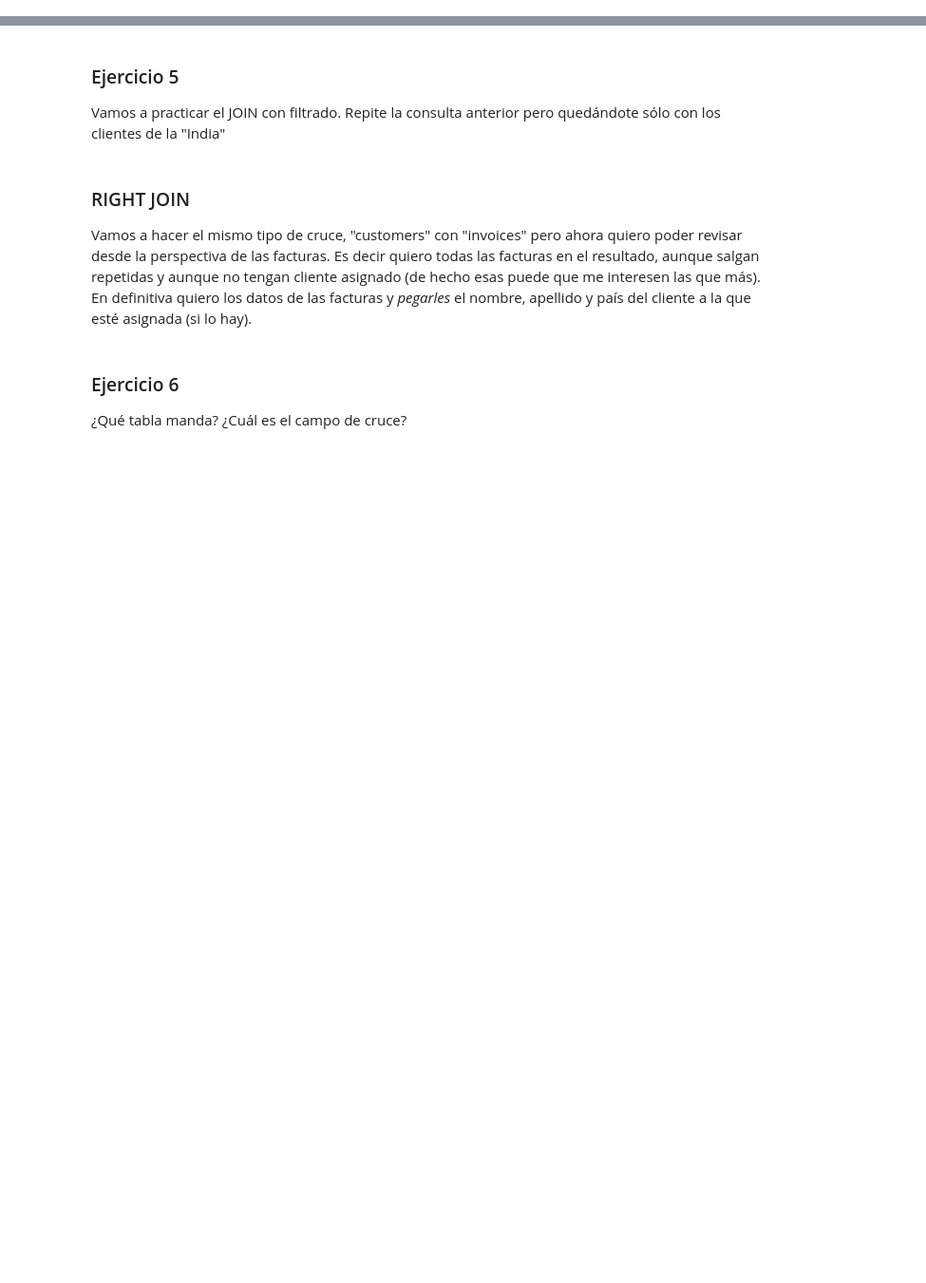
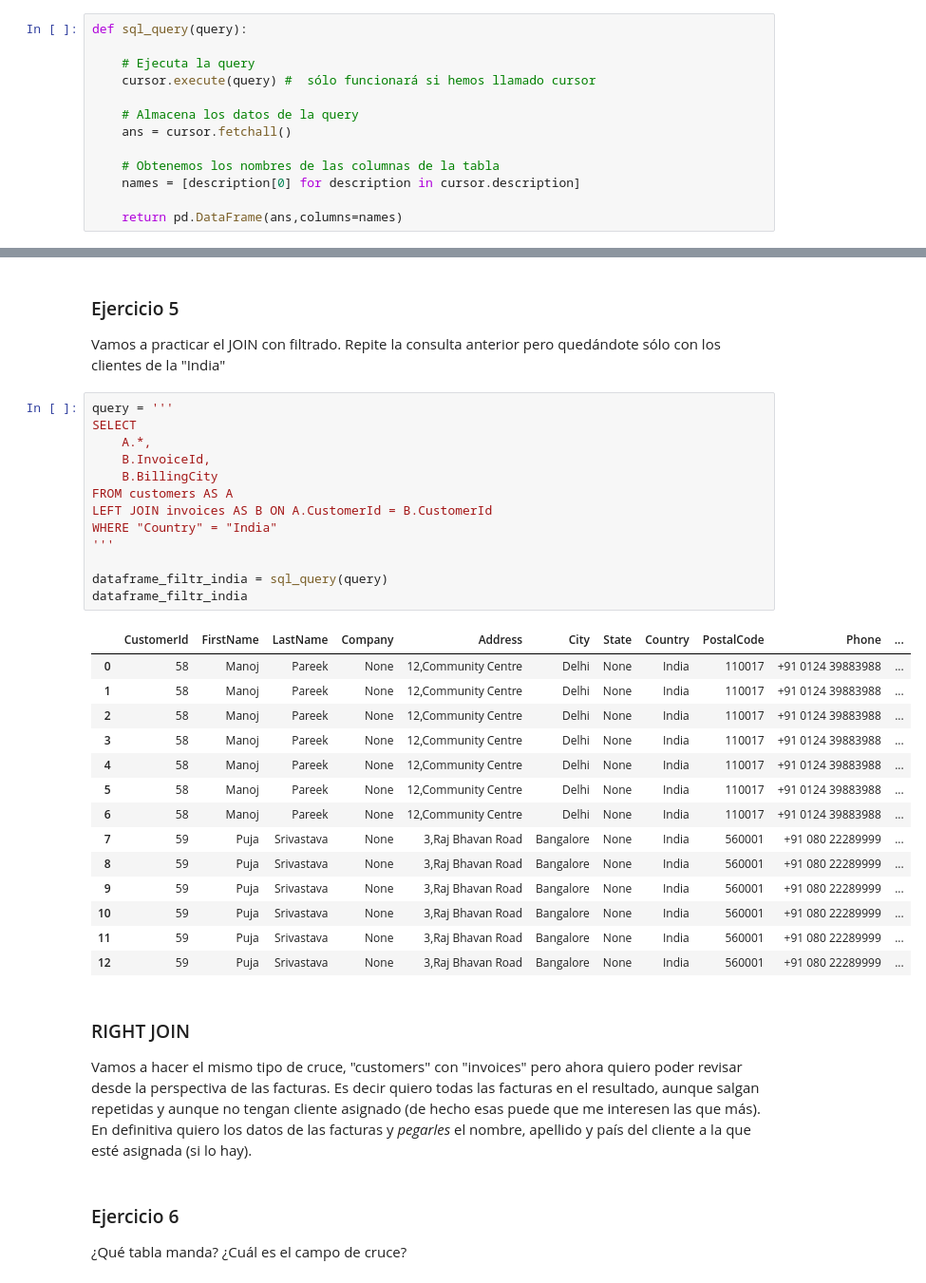
Before and after one commit to CristianZB-dev/MIS_PRACTICAS, a Jupyter notebook: 03_Analisis_de_Datos/Sprint_06/Unidad_01/Ejercicios_Workout/13_Ejercicio_Joins_Merge.ipynb, the cells around one changed output, grey strips where cells are left out. Shown at 95% size. Drawn from its saved outputs; the diff is of its cells as text; blank space fills up the shorter version.

```diff
--- a/03_Analisis_de_Datos/Sprint_06/Unidad_01/Ejercicios_Workout/13_Ejercicio_Joins_Merge.ipynb
+++ b/03_Analisis_de_Datos/Sprint_06/Unidad_01/Ejercicios_Workout/13_Ejercicio_Joins_Merge.ipynb
@@ -46,6 +42,19 @@ tables
  ('films',)]
 # %% [markdown]
 Si quieres, crea una función que te simplifique la ejecución de queries, usa la que has visto en los workouts o bien una que esté basada en pd.read_sql
+# %%
+def sql_query(query):
+
+    # Ejecuta la query
+    cursor.execute(query) #  sólo funcionará si hemos llamado cursor
+
+    # Almacena los datos de la query
+    ans = cursor.fetchall()
+
+    # Obtenemos los nombres de las columnas de la tabla
+    names = [description[0] for description in cursor.description]
+
+    return pd.DataFrame(ans,columns=names)
 # %% [markdown]
 #### Modelo de Datos
 
@@ -75,6 +116,34 @@ Construye la query y ejecútala devolviendo el resultado en un `DataFrame`, usa
 ### Ejercicio 5
 
 Vamos a practicar el JOIN con filtrado. Repite la consulta anterior pero quedándote sólo con los clientes de la "India"
+# %%
+query = '''
+SELECT
+    A.*,
+    B.InvoiceId,
+    B.BillingCity
+FROM customers AS A
+LEFT JOIN invoices AS B ON A.CustomerId = B.CustomerId
+WHERE "Country" = "India"
+'''
+
+dataframe_filtr_india = sql_query(query)
+dataframe_filtr_india
+# %% [output]
+|  | CustomerId | FirstName | LastName | Company | Address | City | State | Country | PostalCode | Phone | ... |
+| 0 | 58 | Manoj | Pareek | None | 12,Community Centre | Delhi | None | India | 110017 | +91 0124 39883988 | ... |
+| 1 | 58 | Manoj | Pareek | None | 12,Community Centre | Delhi | None | India | 110017 | +91 0124 39883988 | ... |
+| 2 | 58 | Manoj | Pareek | None | 12,Community Centre | Delhi | None | India | 110017 | +91 0124 39883988 | ... |
+| 3 | 58 | Manoj | Pareek | None | 12,Community Centre | Delhi | None | India | 110017 | +91 0124 39883988 | ... |
+| 4 | 58 | Manoj | Pareek | None | 12,Community Centre | Delhi | None | India | 110017 | +91 0124 39883988 | ... |
+| 5 | 58 | Manoj | Pareek | None | 12,Community Centre | Delhi | None | India | 110017 | +91 0124 39883988 | ... |
+| 6 | 58 | Manoj | Pareek | None | 12,Community Centre | Delhi | None | India | 110017 | +91 0124 39883988 | ... |
+| 7 | 59 | Puja | Srivastava | None | 3,Raj Bhavan Road | Bangalore | None | India | 560001 | +91 080 22289999 | ... |
+| 8 | 59 | Puja | Srivastava | None | 3,Raj Bhavan Road | Bangalore | None | India | 560001 | +91 080 22289999 | ... |
+| 9 | 59 | Puja | Srivastava | None | 3,Raj Bhavan Road | Bangalore | None | India | 560001 | +91 080 22289999 | ... |
+| 10 | 59 | Puja | Srivastava | None | 3,Raj Bhavan Road | Bangalore | None | India | 560001 | +91 080 22289999 | ... |
+| 11 | 59 | Puja | Srivastava | None | 3,Raj Bhavan Road | Bangalore | None | India | 560001 | +91 080 22289999 | ... |
+| 12 | 59 | Puja | Srivastava | None | 3,Raj Bhavan Road | Bangalore | None | India | 560001 | +91 080 22289999 | ... |
 # %% [markdown]
 ### RIGHT JOIN
 
```
Also changed, not shown: parts of 23 cells of this notebook.
